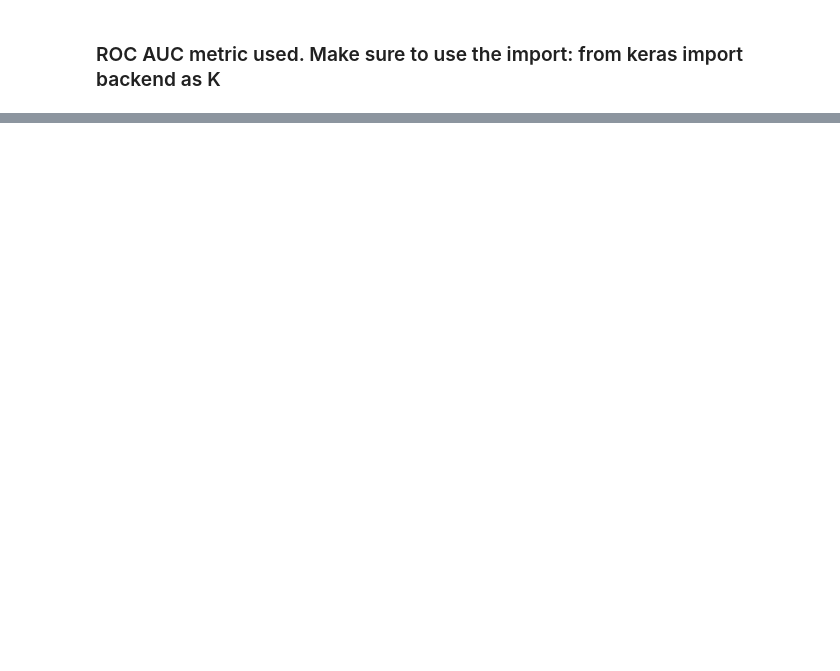
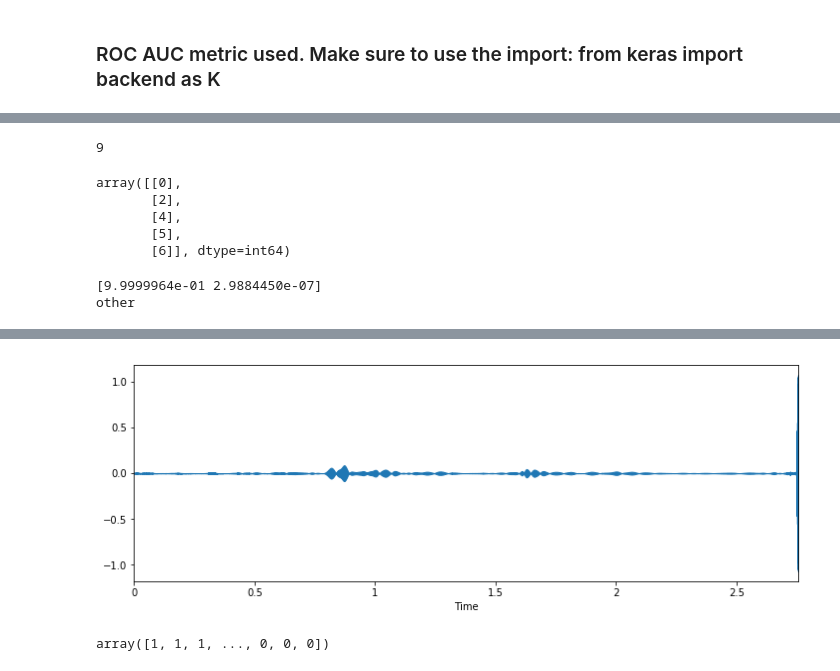
Before and after one commit to gabemagee/gunshot_detection, a Jupyter notebook: python/Ryan/gunshot_cnn_with_urban_ryan.ipynb, the cells around one changed output, grey strips where cells are left out. Drawn from its saved outputs; the diff is of its cells as text; code cells hidden in the pictures; blank space fills up the shorter version.

```diff
--- a/python/Ryan/gunshot_cnn_with_urban_ryan.ipynb
+++ b/python/Ryan/gunshot_cnn_with_urban_ryan.ipynb
@@ -408,0 +417,32 @@ KeyboardInterrupt:
+# %%
+validation = []
+for i in range(0, fire.size - 44100, 44100):
+    sample_slice = fire[i : i + 44100]
+    validation.append(sample_slice)
+validation = np.array(validation)
+validation_1 = validation.reshape(-1,44100,1)
+# %%
+val_pred = model.predict(validation_1)
+# %%
+val_pred1 = lb.inverse_transform(val_pred[:, 0])
+print(len(val_pred1))
+# %% [output]
+9
+# %%
+np.argwhere(val_pred1 == 'gunshot')
+# %% [output]
+array([[0],
+       [2],
+       [4],
+       [5],
+       [6]], dtype=int64)
+# %%
+#[0, 1] = gunshot
+i = 1
+print(val_pred[i, :])
+print(val_pred1[i])
+show(validation [i])
+ipd.Audio(validation [i], rate=22050)
+# %% [output]
+[9.9999964e-01 2.9884450e-07]
+other
@@ -409,3 +450,8 @@ KeyboardInterrupt:
+[figure, added]
+# %%
+labels
+# %% [output]
+array([1, 1, 1, ..., 0, 0, 0])
 # %%
 Y_test_pred = model.predict(test_wav)
 y_predicted_classes_test = Y_test_pred.argmax(axis=-1)
```
Also changed, not shown: parts of 32 cells of this notebook.
